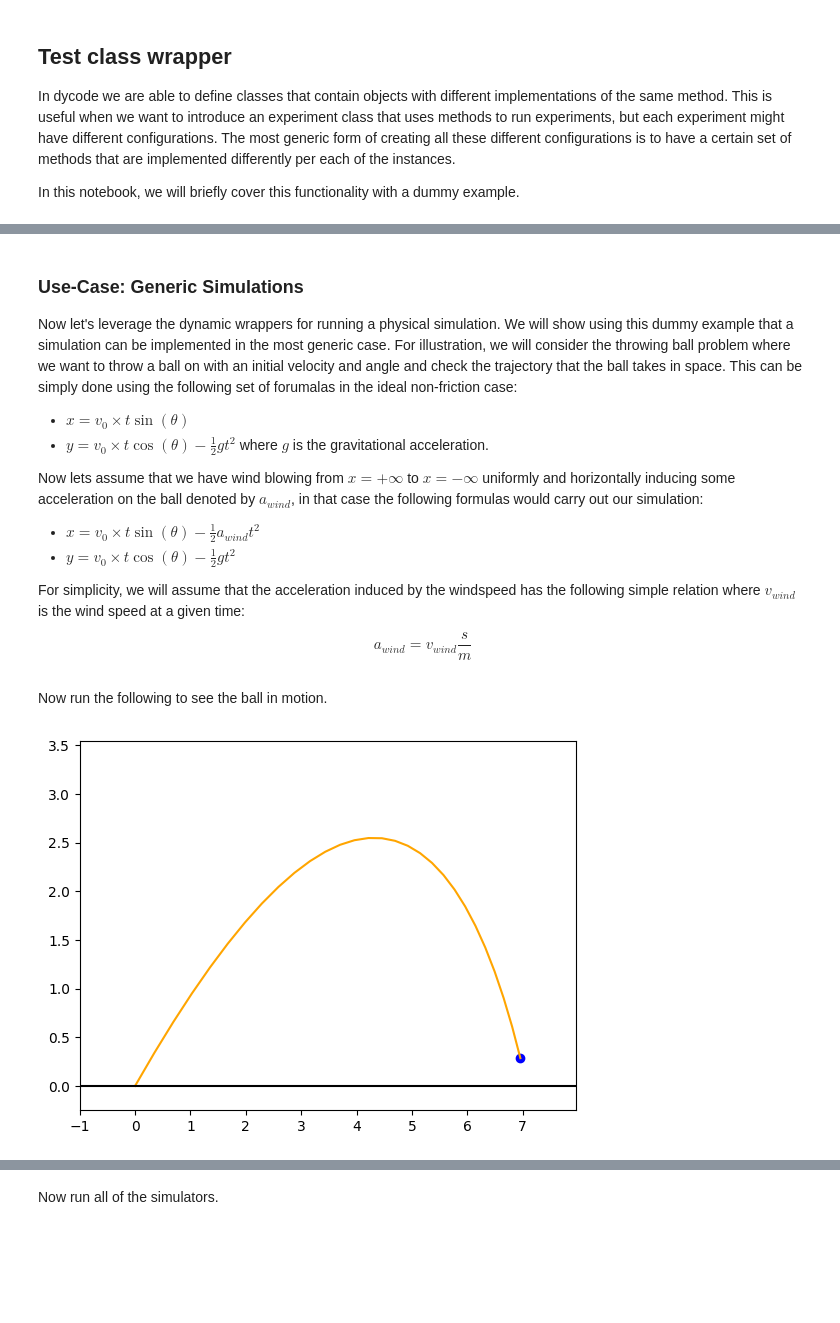
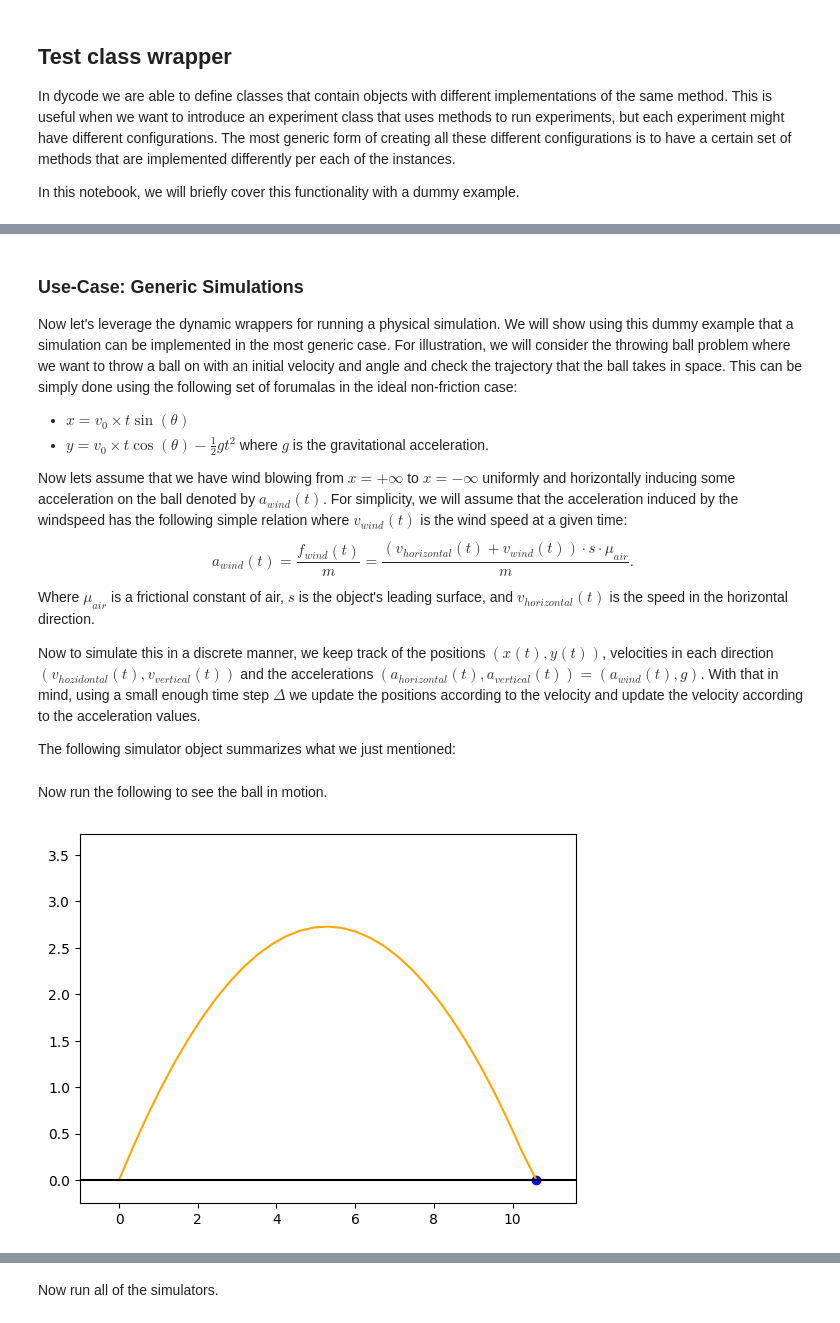
Before and after one commit to vahidzee/dypy, a Jupyter notebook: notebooks/test_class_wrapper.ipynb, the cells around one changed output, grey strips where cells are left out. Drawn from its saved outputs; the diff is of its cells as text; code cells hidden in the pictures; blank space fills up the shorter version.

```diff
--- a/notebooks/test_class_wrapper.ipynb
+++ b/notebooks/test_class_wrapper.ipynb
@@ -19,13 +22,14 @@ Now let's leverage the dynamic wrappers for running a physical simulation. We wi
 * $x = v_0 \times t \sin(\theta)$
 * $y = v_0 \times t \cos(\theta) - \frac{1}{2} g t^2$ where $g$ is the gravitational acceleration.
 
-Now lets assume that we have wind blowing from $x = +\infty$ to $x = -\infty$ uniformly and horizontally inducing some acceleration on the ball denoted by $a_{wind}$, in that case the following formulas would carry out our simulation:
+Now lets assume that we have wind blowing from $x = +\infty$ to $x = -\infty$ uniformly and horizontally inducing some acceleration on the ball denoted by $a_{wind}(t)$.
+For simplicity, we will assume that the acceleration induced by the windspeed has the following simple relation where $v_{wind}(t)$ is the wind speed at a given time:
+$$a_{wind}(t) = \frac{f_{wind}(t)}{m} = \frac{(v_{horizontal}(t) + v_{wind}(t)) \cdot s \cdot \mu_{air}}{m}.$$
+Where $\mu_{air}$ is a frictional constant of air, $s$ is the object's leading surface, and $v_{horizontal}(t)$ is the speed in the horizontal direction.
 
-* $x = v_0 \times t \sin(\theta) - \frac{1}{2} a_{wind} t^2$
-* $y = v_0 \times t \cos(\theta) - \frac{1}{2} g t^2$
+Now to simulate this in a discrete manner, we keep track of the positions $(x(t), y(t))$, velocities in each direction $(v_{hozidontal}(t), v_{vertical}(t))$ and the accelerations $(a_{horizontal}(t), a_{vertical}(t)) = (a_{wind}(t), g)$. With that in mind, using a small enough time step $\Delta$ we update the positions according to the velocity and update the velocity according to the acceleration values.
 
-For simplicity, we will assume that the acceleration induced by the windspeed has the following simple relation where $v_{wind}$ is the wind speed at a given time:
-$$a_{wind} = v_{wind} \frac{s}{m}$$
+The following simulator object summarizes what we just mentioned:
 # %%
 %autoreload 2
 
@@ -41,7 +45,8 @@ class BallSimulator:
     in the x-y plane with a given initial velocity and angle (v0, theta0).
     """
 
-    def __init__(self, m: float, s: float, v0: float, theta0 : float, g : float = 9.81, v_wind: float = 3):
+    def __init__(self, m: float, s: float, v0: float, theta0 : float,
+                 g : float = 9.81, v_wind: float = 3, friction_constant : float = 1):
         self.m = m
         self.s = s
         self.g = g
@@ -51,29 +56,44 @@ class BallSimulator:
         self.y = 0
         self.t = 0
         self.v_wind = v_wind
+        self.friction_constant = friction_constant
+
+    def get_wind_friction_acceleration(self, v: float) -> float:
+        return self.friction_constant * v * self.s / self.m
 
     def _real_simulation(self) -> th.List:
-        sumlation = []
+        simulation = []
 
         gravity_acceleration = self.g
-        wind_acceleration = self.v_wind * self.s / self.m
+
+        simulation.append((self.x, self.y))
+
+        # get the current speed
+        current_speed_x = self.v0 * np.cos(self.theta0)
+        current_speed_y = self.v0 * np.sin(self.theta0)
 
         while True:
             delta_t = 0.05
 
-            self.x = self.v0 * self.t * np.cos(self.theta0) - 0.5 * self.t ** 2 * wind_acceleration
-            self.y = self.v0 * self.t * np.sin(self.theta0) - 0.5 * self.t ** 2 * gravity_acceleration
+            # update the position according to the current speed
+            self.x += delta_t * current_speed_x
+            self.y += delta_t * current_speed_y
+
+            # update the speed according to the current acceleration
+            current_speed_x -= self.get_wind_friction_acceleration(current_speed_x + self.v_wind) * delta_t
+            current_speed_y -= gravity_acceleration * delta_t
+
             self.t += delta_t
+
+            simulation.append((self.x, max(0, self.y)))
 
             if self.y < 0:
                 break
-            sumlation.append((self.x, self.y))
 
-        return sumlation
+        return simulation
 
     def simulate(self):
         simulation_list = self._real_simulation()
-        print(len(simulation_list))
 
         all_xs = [x for x, y in simulation_list]
         all_ys = [y for x, y in simulation_list]
@@ -99,7 +119,8 @@ class BallSimulator:
 # %% [markdown]
 Now run the following to see the ball in motion.
 # %%
-simul = BallSimulator(m=1, s=1, v0=10, theta0=np.pi/4, v_wind=3)
+# simulation without friction
+simul = BallSimulator(m=1, s=1, v0=10, theta0=np.pi/4, v_wind=0, friction_constant=0)
 simul.simulate()
 # %% [output]
-[figure, old version]
+[figure, new version]
```
Also changed, not shown: parts of 26 cells of this notebook.
